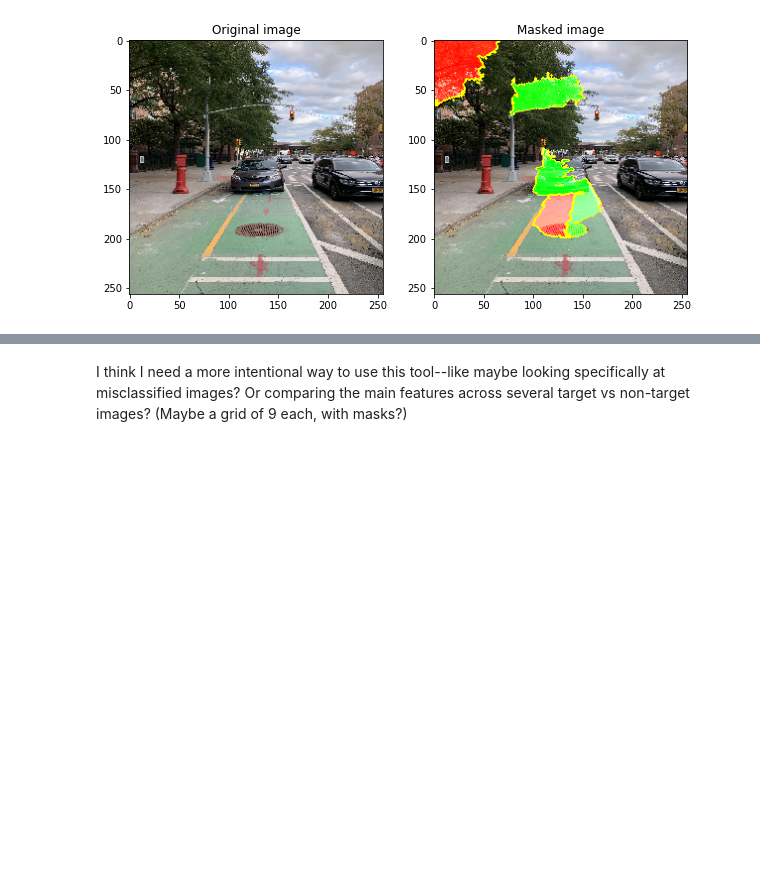
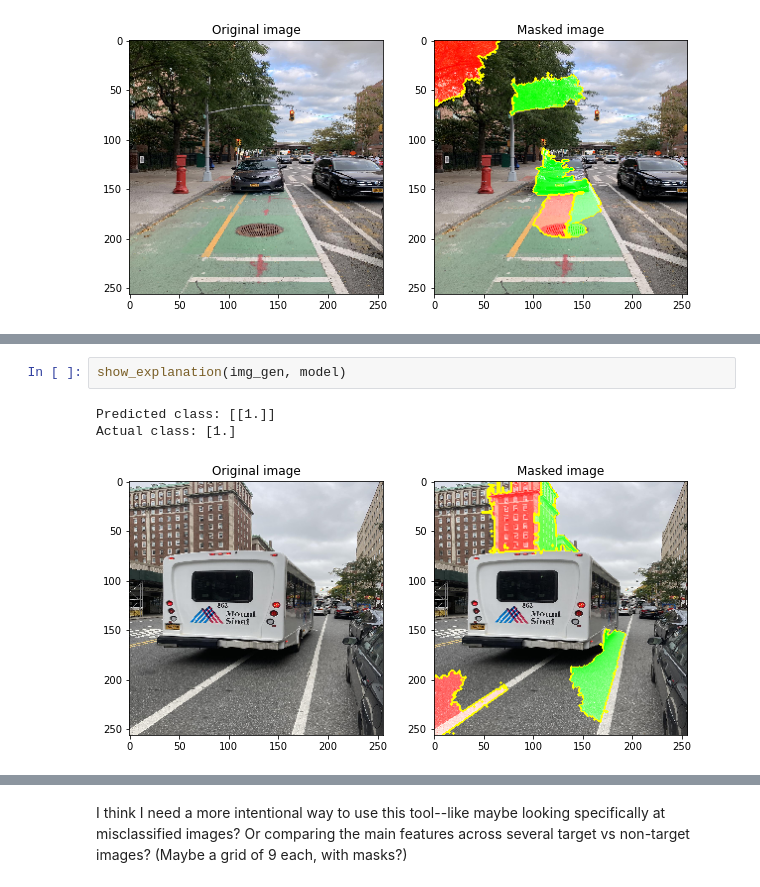
Before and after one commit to jmarkowi/NYC_bike_lanes, a Jupyter notebook: Lime.ipynb, the cells around one changed output, grey strips where cells are left out. Cells and saved outputs as stored; diff of their text form; blank space fills up the shorter version.

```diff
--- a/Lime.ipynb
+++ b/Lime.ipynb
@@ -135,0 +148,6 @@ Actual class: [1.]
+# %%
+show_explanation(img_gen, model)
+# %% [output]
+Predicted class: [[1.]]
+Actual class: [1.]
+[figure, added]
```
Also changed, not shown: parts of 4 cells of this notebook, 2 other files.
